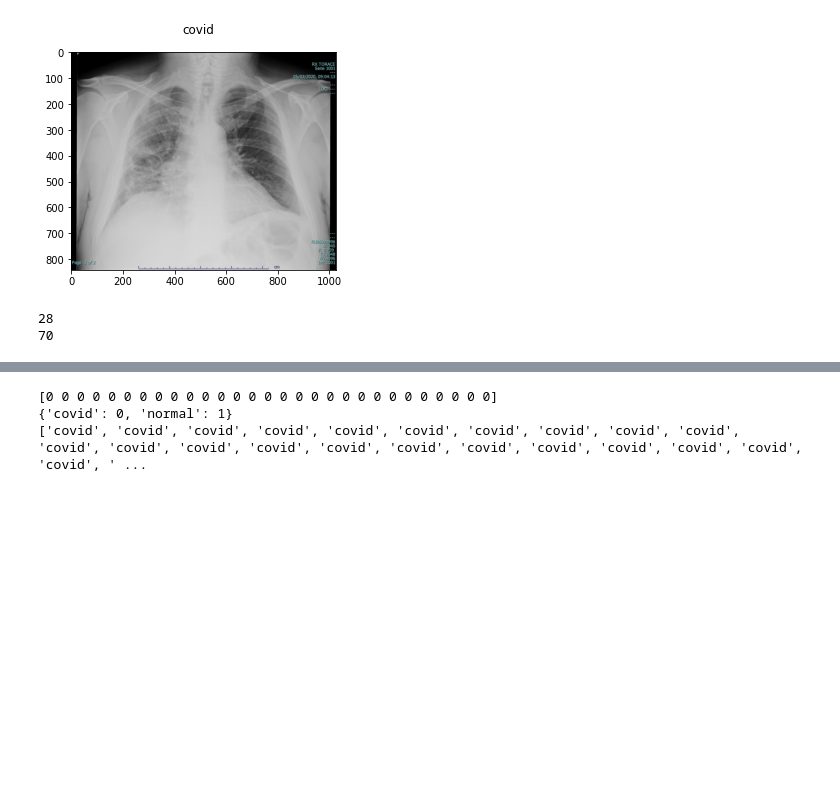
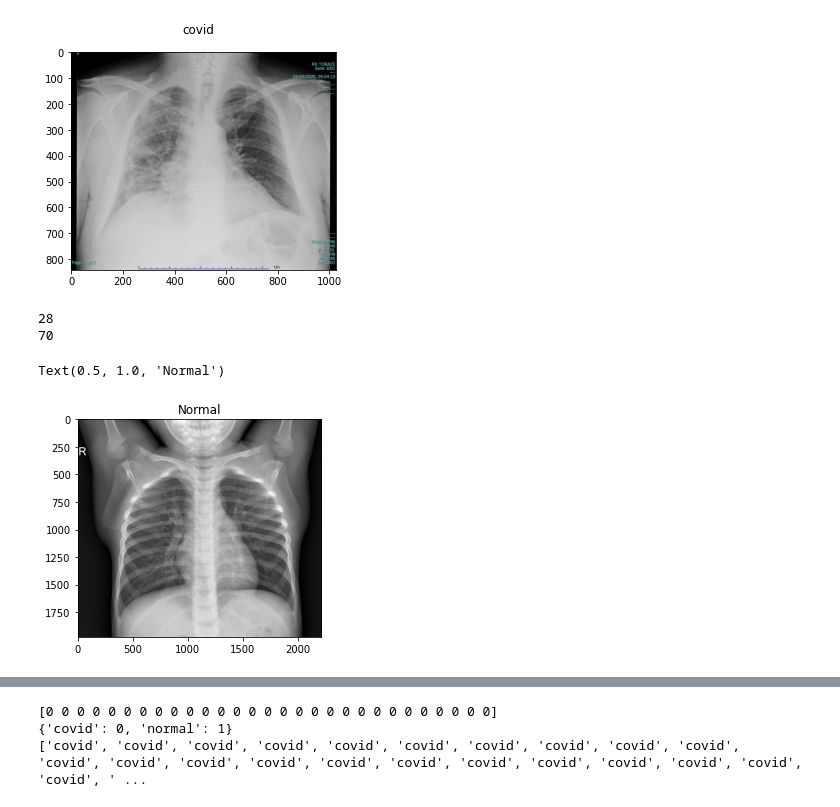
Before and after one commit to MadhurimaPaul-87/Machine_Learning, a Jupyter notebook: Research_new.ipynb, the cells around one changed output, grey strips where cells are left out. Drawn from its saved outputs; the diff is of its cells as text; code cells hidden in the pictures; blank space fills up the shorter version.

```diff
--- a/Research_new.ipynb
+++ b/Research_new.ipynb
@@ -73,3 +73,9 @@ INPUT_SHAPE = (IMG_W, IMG_H, CHANNELS)
 NB_CLASSES = 2
 EPOCHS = 48
 BATCH_SIZE = 6
+# %%
+plt.imshow(normal_images[10], cmap='gray')
+plt.title('Normal')
+# %% [output]
+Text(0.5, 1.0, 'Normal')
+[figure, added]
```
Also changed, not shown: parts of 11 cells of this notebook.
